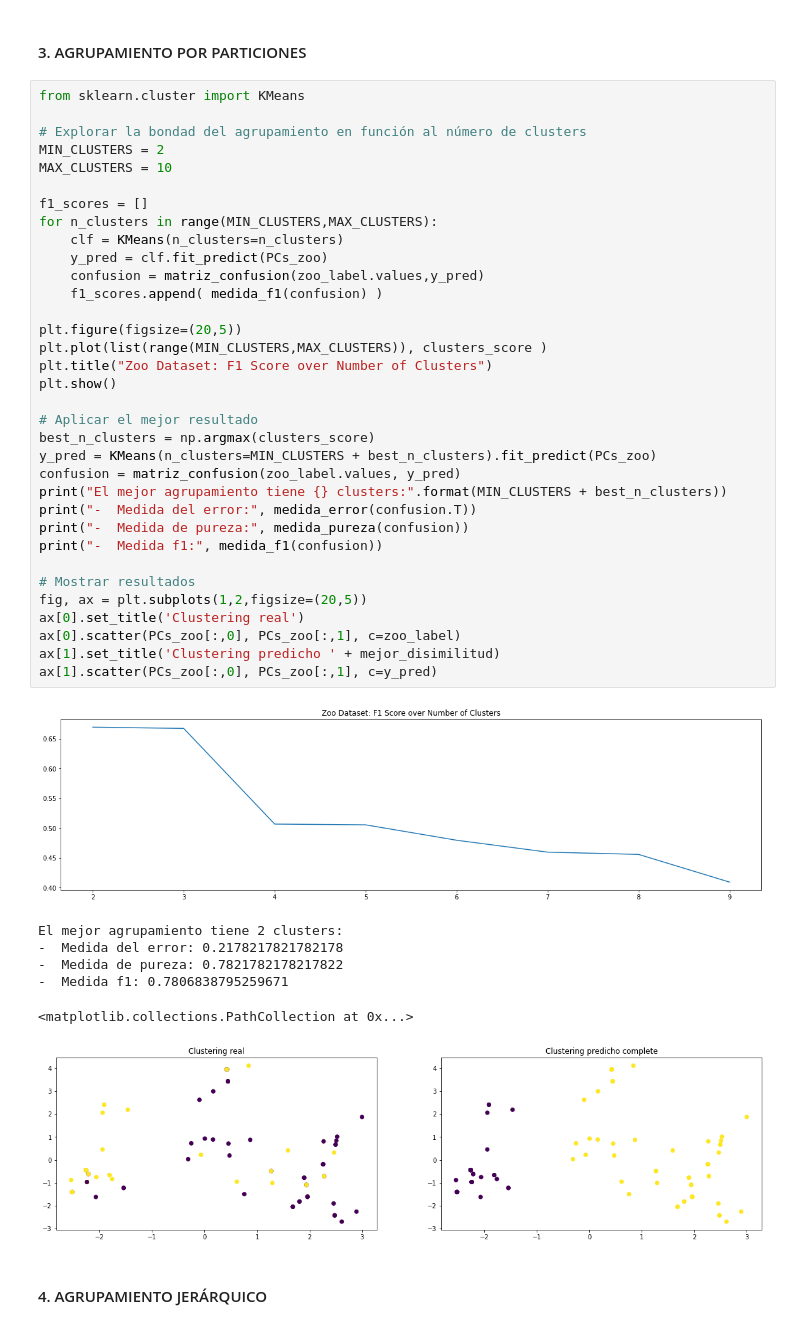
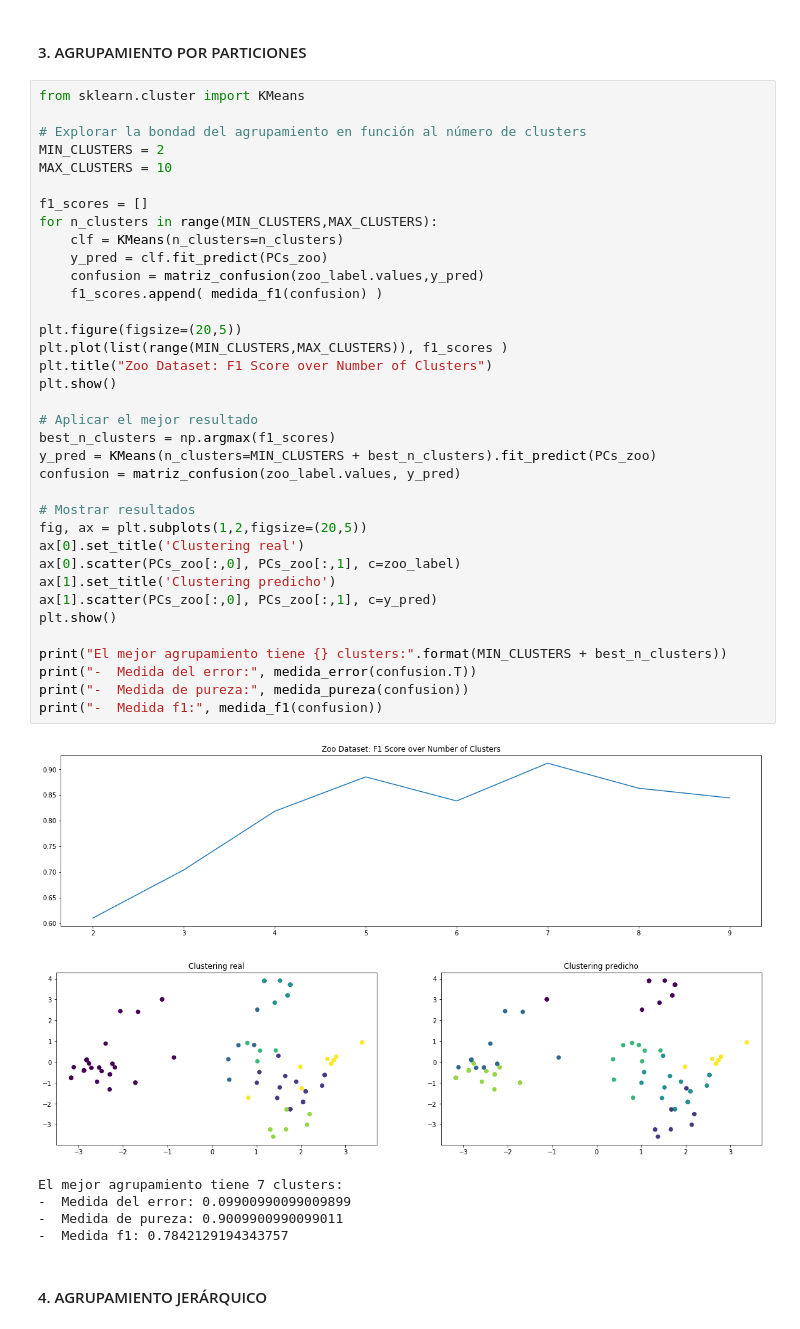
Before and after one commit to alvaronavarroguz/06MAIR-Aprendizaje-No-Supervisado, a Jupyter notebook: Trabajo_Final/Trabajo_Final.ipynb, the cells around one changed output. Saved outputs shown, nothing was run; the diff lists cells and outputs as text.

```diff
--- a/Trabajo_Final/Trabajo_Final.ipynb
+++ b/Trabajo_Final/Trabajo_Final.ipynb
@@ -180,45 +180,46 @@ def encontrar_mejor_clustering(resultados):
 # %%
 from sklearn.cluster import KMeans
 
 # Explorar la bondad del agrupamiento en función al número de clusters
 MIN_CLUSTERS = 2
 MAX_CLUSTERS = 10
 
 f1_scores = []
 for n_clusters in range(MIN_CLUSTERS,MAX_CLUSTERS):
     clf = KMeans(n_clusters=n_clusters)
     y_pred = clf.fit_predict(PCs_zoo)
     confusion = matriz_confusion(zoo_label.values,y_pred)
     f1_scores.append( medida_f1(confusion) )
 
 plt.figure(figsize=(20,5))
-plt.plot(list(range(MIN_CLUSTERS,MAX_CLUSTERS)), clusters_score )
+plt.plot(list(range(MIN_CLUSTERS,MAX_CLUSTERS)), f1_scores )
 plt.title("Zoo Dataset: F1 Score over Number of Clusters")
 plt.show()
 
 # Aplicar el mejor resultado
-best_n_clusters = np.argmax(clusters_score)
+best_n_clusters = np.argmax(f1_scores)
 y_pred = KMeans(n_clusters=MIN_CLUSTERS + best_n_clusters).fit_predict(PCs_zoo)
 confusion = matriz_confusion(zoo_label.values, y_pred)
-print("El mejor agrupamiento tiene {} clusters:".format(MIN_CLUSTERS + best_n_clusters))
-print("-  Medida del error:", medida_error(confusion.T))
-print("-  Medida de pureza:", medida_pureza(confusion))
-print("-  Medida f1:", medida_f1(confusion))
 
 # Mostrar resultados
 fig, ax = plt.subplots(1,2,figsize=(20,5))
 ax[0].set_title('Clustering real')
 ax[0].scatter(PCs_zoo[:,0], PCs_zoo[:,1], c=zoo_label)
-ax[1].set_title('Clustering predicho ' + mejor_disimilitud)
+ax[1].set_title('Clustering predicho')
 ax[1].scatter(PCs_zoo[:,0], PCs_zoo[:,1], c=y_pred)
+plt.show()
+
+print("El mejor agrupamiento tiene {} clusters:".format(MIN_CLUSTERS + best_n_clusters))
+print("-  Medida del error:", medida_error(confusion.T))
+print("-  Medida de pureza:", medida_pureza(confusion))
+print("-  Medida f1:", medida_f1(confusion))
 # %% [output]
-[figure, old version]
+[figure, new version]
+[figure, new version]
-El mejor agrupamiento tiene 2 clusters:
--  Medida del error: 0.2178217821782178
--  Medida de pureza: 0.7821782178217822
--  Medida f1: 0.7806838795259671
+El mejor agrupamiento tiene 7 clusters:
+-  Medida del error: 0.09900990099009899
+-  Medida de pureza: 0.9009900990099011
+-  Medida f1: 0.7842129194343757
-<matplotlib.collections.PathCollection at 0x...>
-[figure, old version]
 # %% [markdown]
 #### 4. AGRUPAMIENTO JERÁRQUICO
 # %%
```
Also changed, not shown: parts of 7 cells of this notebook.
